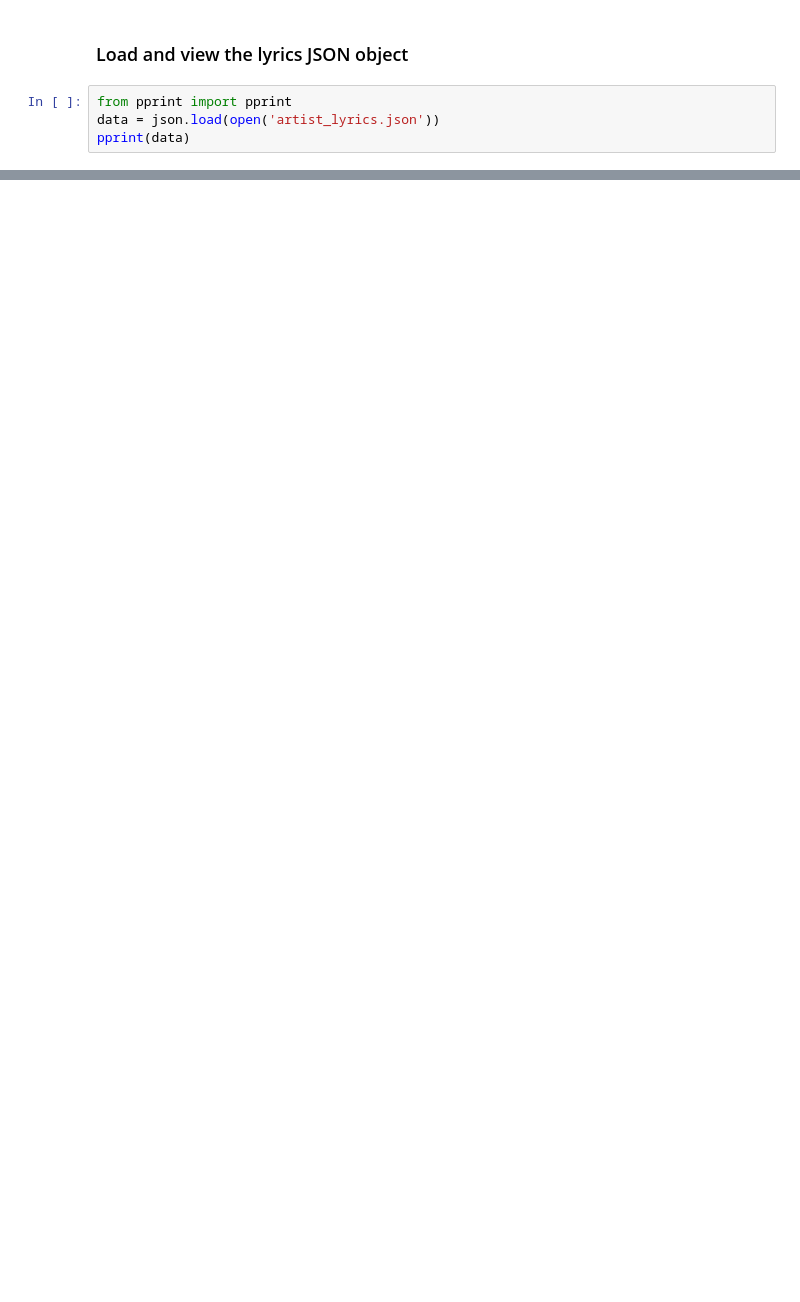
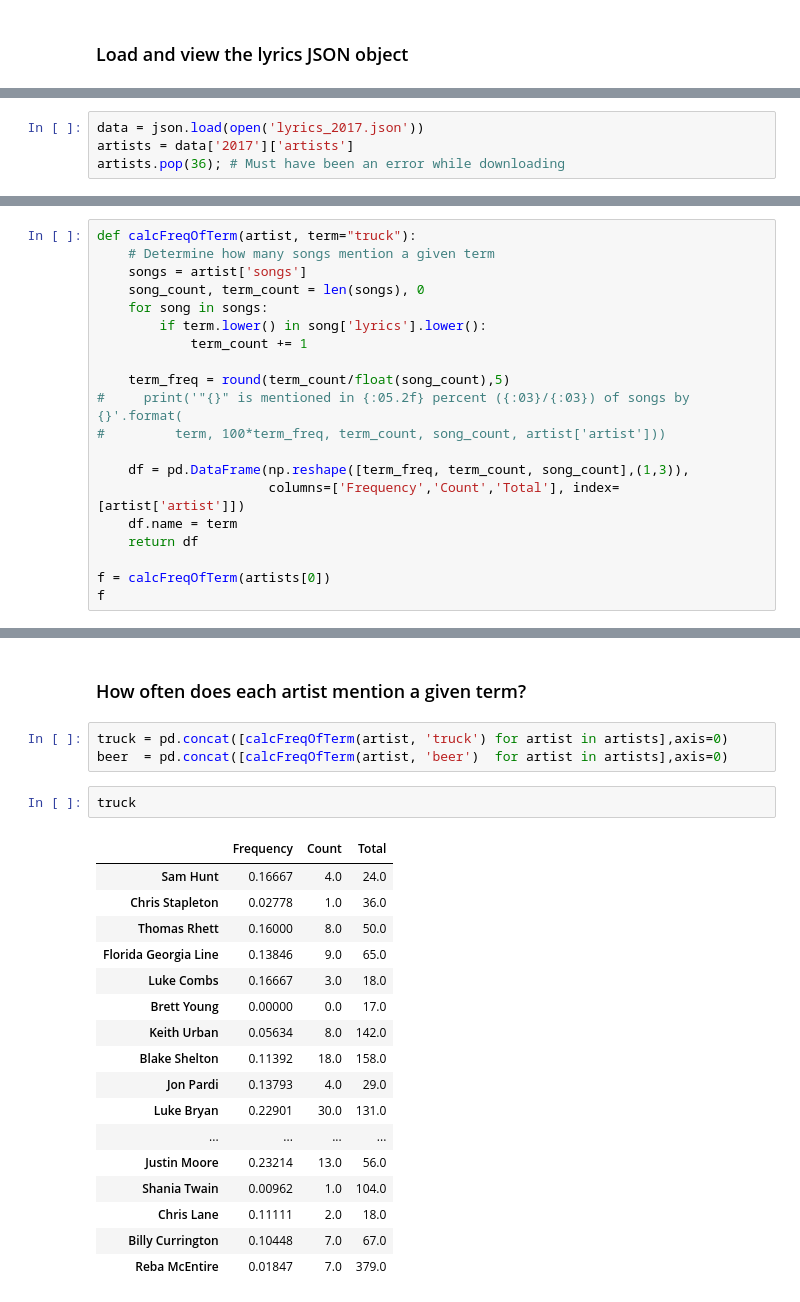
Before and after one commit to johnwmillr/trucks-and-beer, a Jupyter notebook: countryArtists.ipynb, the cells around one changed output, grey strips where cells are left out. Drawn from its saved outputs; the diff is of its cells as text; blank space fills up the shorter version.

Commit message:
Add preliminary term frequency analysis

```diff
--- a/countryArtists.ipynb
+++ b/countryArtists.ipynb
@@ -85,6 +143,2 @@ Done.
 # %% [markdown]
 ### Load and view the lyrics JSON object
-# %%
-from pprint import pprint
-data = json.load(open('artist_lyrics.json'))
-pprint(data)
@@ -108,0 +145,4 @@ pprint(data)
+# %%
+data = json.load(open('lyrics_2017.json'))
+artists = data['2017']['artists']
+artists.pop(36); # Must have been an error while downloading
@@ -108,0 +194,20 @@ pprint(data)
+# %%
+def calcFreqOfTerm(artist, term="truck"):
+    # Determine how many songs mention a given term
+    songs = artist['songs']
+    song_count, term_count = len(songs), 0
+    for song in songs:
+        if term.lower() in song['lyrics'].lower():
+            term_count += 1
+
+    term_freq = round(term_count/float(song_count),5)
+#     print('"{}" is mentioned in {:05.2f} percent ({:03}/{:03}) of songs by {}'.format(
+#         term, 100*term_freq, term_count, song_count, artist['artist']))
+
+    df = pd.DataFrame(np.reshape([term_freq, term_count, song_count],(1,3)),
+                      columns=['Frequency','Count','Total'], index=[artist['artist']])
+    df.name = term
+    return df
+
+f = calcFreqOfTerm(artists[0])
+f
@@ -108,0 +217,25 @@ pprint(data)
+# %% [markdown]
+### How often does each artist mention a given term?
+# %%
+truck = pd.concat([calcFreqOfTerm(artist, 'truck') for artist in artists],axis=0)
+beer  = pd.concat([calcFreqOfTerm(artist, 'beer')  for artist in artists],axis=0)
+# %%
+truck
+# %% [output]
+|  | Frequency | Count | Total |
+| Sam Hunt | 0.16667 | 4.0 | 24.0 |
+| Chris Stapleton | 0.02778 | 1.0 | 36.0 |
+| Thomas Rhett | 0.16000 | 8.0 | 50.0 |
+| Florida Georgia Line | 0.13846 | 9.0 | 65.0 |
+| Luke Combs | 0.16667 | 3.0 | 18.0 |
+| Brett Young | 0.00000 | 0.0 | 17.0 |
+| Keith Urban | 0.05634 | 8.0 | 142.0 |
+| Blake Shelton | 0.11392 | 18.0 | 158.0 |
+| Jon Pardi | 0.13793 | 4.0 | 29.0 |
+| Luke Bryan | 0.22901 | 30.0 | 131.0 |
+| ... | ... | ... | ... |
+| Justin Moore | 0.23214 | 13.0 | 56.0 |
+| Shania Twain | 0.00962 | 1.0 | 104.0 |
+| Chris Lane | 0.11111 | 2.0 | 18.0 |
+| Billy Currington | 0.10448 | 7.0 | 67.0 |
+| Reba McEntire | 0.01847 | 7.0 | 379.0 |
```
Also changed, not shown: parts of 14 cells of this notebook.
